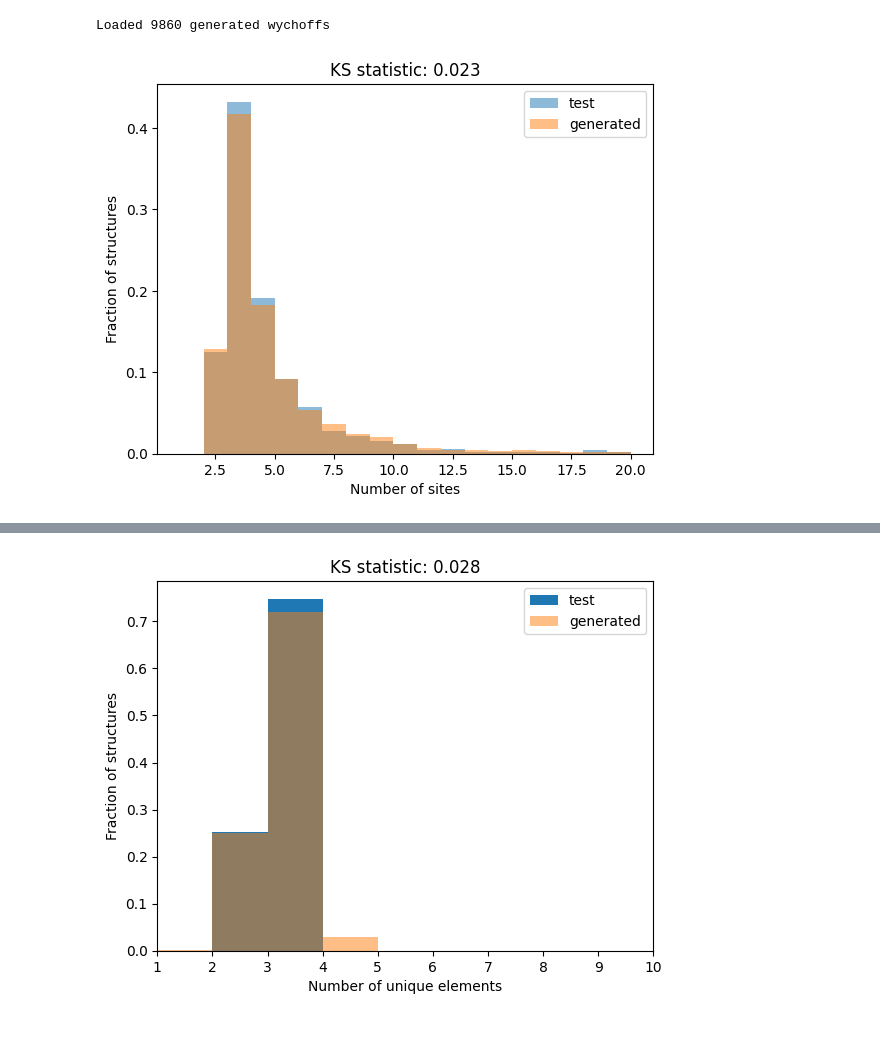
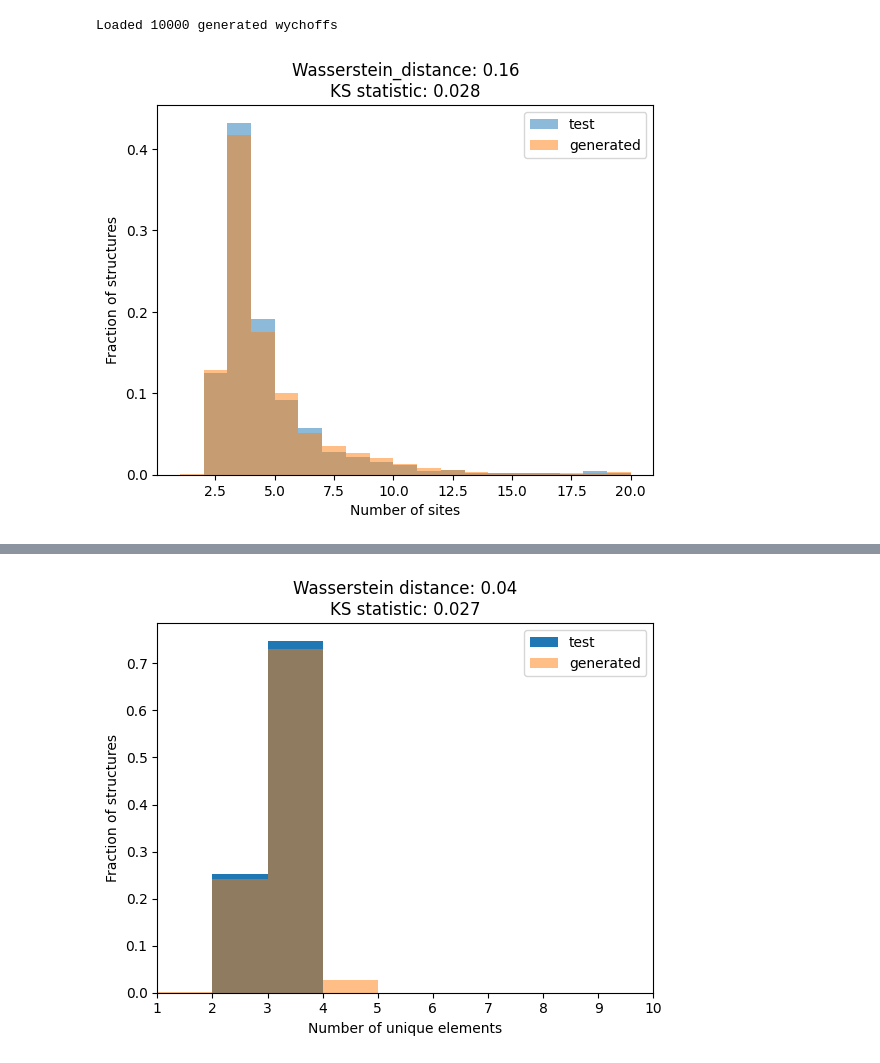
Before and after one commit to kedhip/WyckoffTransformer, a Jupyter notebook: statistical_evaluation.ipynb, the cells around one changed output, grey strips where cells are left out. Saved outputs shown, nothing was run; the diff lists cells and outputs as text; code cells hidden in the pictures; blank space fills up the shorter version.

```diff
--- a/statistical_evaluation.ipynb
+++ b/statistical_evaluation.ipynb
@@ -3,35 +3,37 @@ from pyxtal import pyxtal
 # %%
 import gzip
 import json
-with gzip.open('runs/wk63iqjv/generated_wp.json.gz', 'rt') as f:
+with gzip.open('generated/AI4AM_mp_20_biternary.json.gz', 'rt') as f:
     generated_wychoffs = json.load(f)
 print(f"Loaded {len(generated_wychoffs)} generated wychoffs")
 # %% [output]
-Loaded 9860 generated wychoffs
+Loaded 10000 generated wychoffs
 # %%
 from scipy.stats import wasserstein_distance, kstest
 # %%
 import pickle
 with gzip.open("cache/mp_20_biternary/data.pkl.gz", "rb") as f:
     datasets_pd = pickle.load(f)
+# %%
+generated_wychoffs = generated_wychoffs[:len(datasets_pd['test'])]
 # %%
 from matplotlib import pyplot as plt
 fig, ax = plt.subplots()
 import numpy as np
 
 test_no_sites = datasets_pd['test']['site_symmetries'].map(len)
 generated_no_sites = [sum(map(len, wygene['sites'])) for wygene in generated_wychoffs]
 
 bins = np.arange(1, 21)
 ax.hist(test_no_sites, bins=bins, alpha=0.5, label='test', density=True)
 ax.hist(generated_no_sites, bins=bins, alpha=0.5, label='generated', density=True)
 ax.set_xlabel('Number of sites')
 ax.set_ylabel('Fraction of structures')
-#ax.set_title(f"Wasserstein_distance: {wasserstein_distance(test_no_sites, generated_no_sites):.2f}")
-ax.set_title(f"KS statistic: {kstest(test_no_sites, generated_no_sites).statistic:.3f}")
+ax.set_title(f"Wasserstein_distance: {wasserstein_distance(test_no_sites, generated_no_sites):.2f}\n"
+ f"KS statistic: {kstest(test_no_sites, generated_no_sites).statistic:.3f}")
 ax.legend();
 # %% [output]
-[figure, old version]
+[figure, new version]
 # %%
 datasets_pd['test'].head()
 # %% [output]
@@ -55,11 +57,11 @@ ax.hist(generated_no_elements, label="generated", density=True, alpha=0.5, bins=
 ax.set_xlabel("Number of unique elements")
 ax.set_ylabel("Fraction of structures")
 ax.legend()
-#ax.set_title(f"Wasserstein distance: {wasserstein_distance(test_no_elements, generated_no_elements):.2f}")
-ax.set_title(f"KS statistic: {kstest(test_no_elements, generated_no_elements).statistic:.3f}")
+ax.set_title(f"Wasserstein distance: {wasserstein_distance(test_no_elements, generated_no_elements):.2f}\n"
+    f"KS statistic: {kstest(test_no_elements, generated_no_elements).statistic:.3f}")
 ax.set_xlim((1,10));
 # %% [output]
-[figure, old version]
+[figure, new version]
 # %%
 import pickle
 with open("cache/wychoffs_enumerated_by_ss.pkl.gz", "rb") as f:
```
Also changed, not shown: parts of 5 cells of this notebook, 4 other files.
